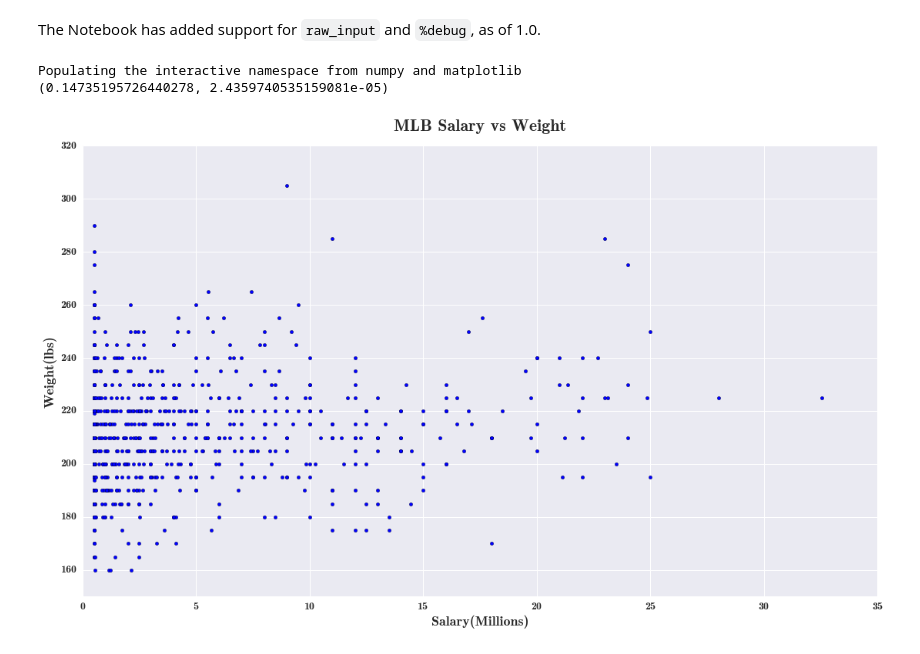
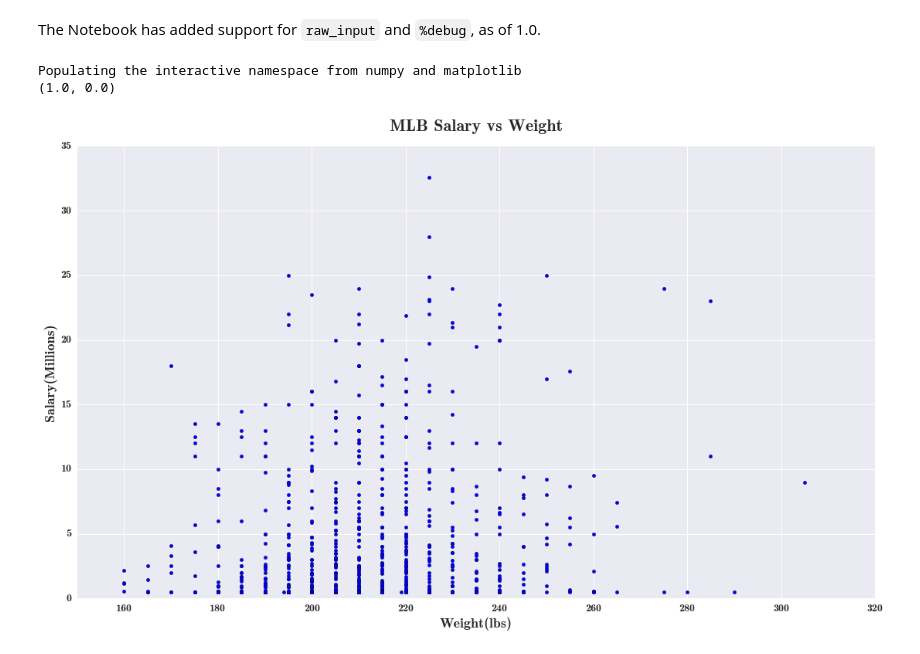
Before and after one commit to jpayne0061/stats, a Jupyter notebook: stats/baseball.ipynb, the cells around one changed output. Saved outputs shown, nothing was run; the diff lists cells and outputs as text; code cells hidden in the pictures.

Commit message:
weight and salary

```diff
--- a/stats/baseball.ipynb
+++ b/stats/baseball.ipynb
@@ -5,31 +5,31 @@ The Notebook has added support for `raw_input` and `%debug`, as of 1.0.
 # %%
 import pandas as pd
 import matplotlib.pyplot as plt
 from scipy import stats
 import seaborn as sns
 %pylab inline
 
 master = pd.read_csv("../data_sets/baseballdatabank-master/core/Master.csv")
 salaries = pd.read_csv("../data_sets/baseballdatabank-master/core/Salaries.csv")
 
 salary_merge = pd.merge(master, salaries, on='playerID', how='inner')
 salary_height_15 = salary_merge[salary_merge['yearID'] == 2015]
 
-salary = salary_height_15['weight']
-height = (salary_height_15['salary'])/1000000
+weight = salary_height_15['weight']
+salary = (salary_height_15['salary'])/1000000
 
 print stats.pearsonr(salary, height)
 
-plt.scatter(height, salary)
+plt.scatter(weight, salary)
 plt.tick_params(labelsize=14)
-plt.xlabel('Salary(Millions)', fontsize=18)
-plt.ylabel('Weight(lbs)', fontsize=18)
-plt.axis([0, 35, 150, 320])
+plt.xlabel('Weight(lbs)', fontsize=18)
+plt.ylabel('Salary(Millions)', fontsize=18)
+plt.axis([150, 320, 0, 35])
 plt.title('MLB Salary vs Weight', fontsize=22, y=1.025)
 fig = plt.gcf()
 fig.set_size_inches(18.5, 10.5)
 fig.savefig('weight_salary.png', dpi=100)
 # %% [output]
 Populating the interactive namespace from numpy and matplotlib
-(0.14735195726440278, 2.4359740535159081e-05)
+(1.0, 0.0)
-[figure, old version]
+[figure, new version]
```
Also changed, not shown: parts of 2 cells of this notebook.
